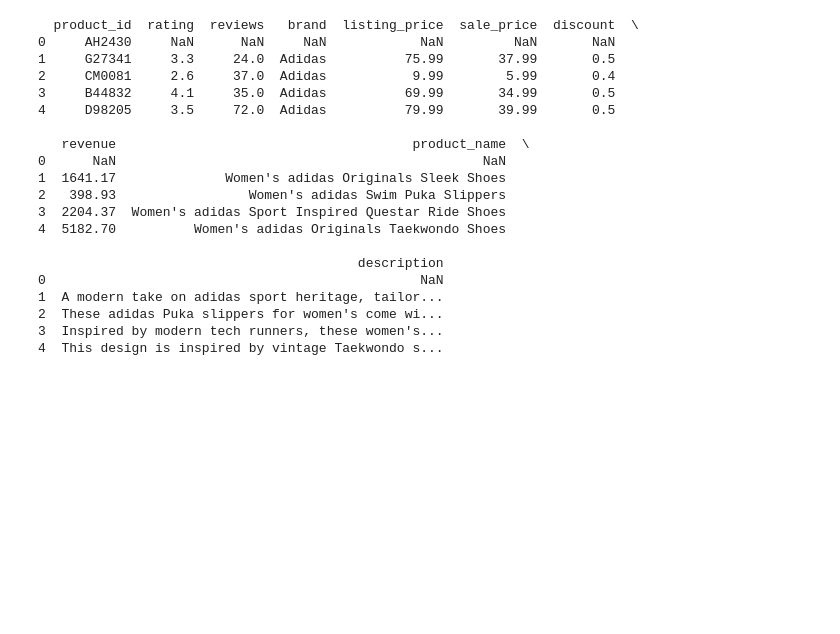
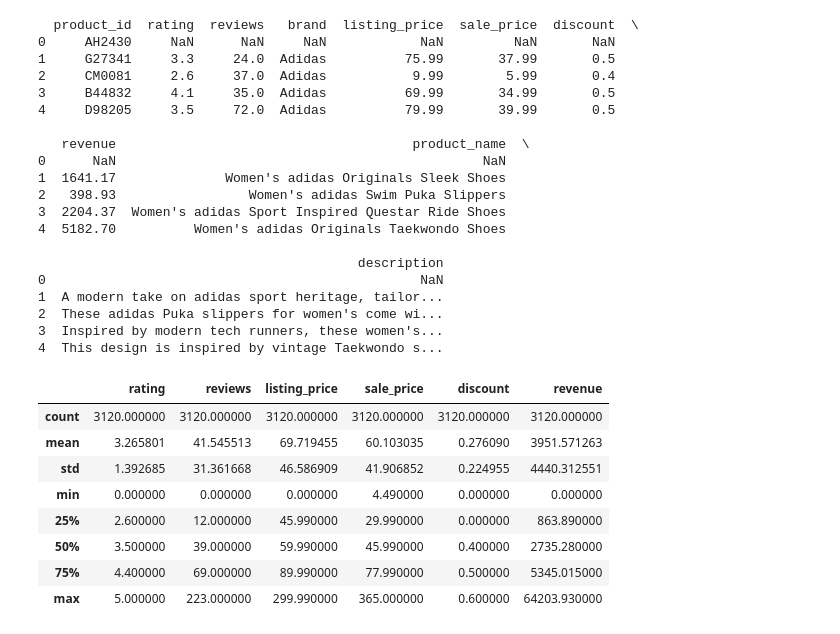
Before and after one commit to WillHDev/Nike_VS._Addidas, a Jupyter notebook: main.ipynb, the cells around one changed output. Drawn from its saved outputs; the diff is of its cells as text; code cells hidden in the pictures; blank space fills up the shorter version.

```diff
--- a/main.ipynb
+++ b/main.ipynb
@@ -215,5 +215,17 @@ print(df.head(5))
 2  These adidas Puka slippers for women's come wi...
 3  Inspired by modern tech runners, these women's...
 4  This design is inspired by vintage Taekwondo s...
+# %%
+df.describe()
+# %% [output]
+|  | rating | reviews | listing_price | sale_price | discount | revenue |
+| count | 3120.000000 | 3120.000000 | 3120.000000 | 3120.000000 | 3120.000000 | 3120.000000 |
+| mean | 3.265801 | 41.545513 | 69.719455 | 60.103035 | 0.276090 | 3951.571263 |
+| std | 1.392685 | 31.361668 | 46.586909 | 41.906852 | 0.224955 | 4440.312551 |
+| min | 0.000000 | 0.000000 | 0.000000 | 4.490000 | 0.000000 | 0.000000 |
+| 25% | 2.600000 | 12.000000 | 45.990000 | 29.990000 | 0.000000 | 863.890000 |
+| 50% | 3.500000 | 39.000000 | 59.990000 | 45.990000 | 0.400000 | 2735.280000 |
+| 75% | 4.400000 | 69.000000 | 89.990000 | 77.990000 | 0.500000 | 5345.015000 |
+| max | 5.000000 | 223.000000 | 299.990000 | 365.000000 | 0.600000 | 64203.930000 |
 # %%
 #Todo: drop nulls
```
Also changed, not shown: parts of 6 cells of this notebook.
